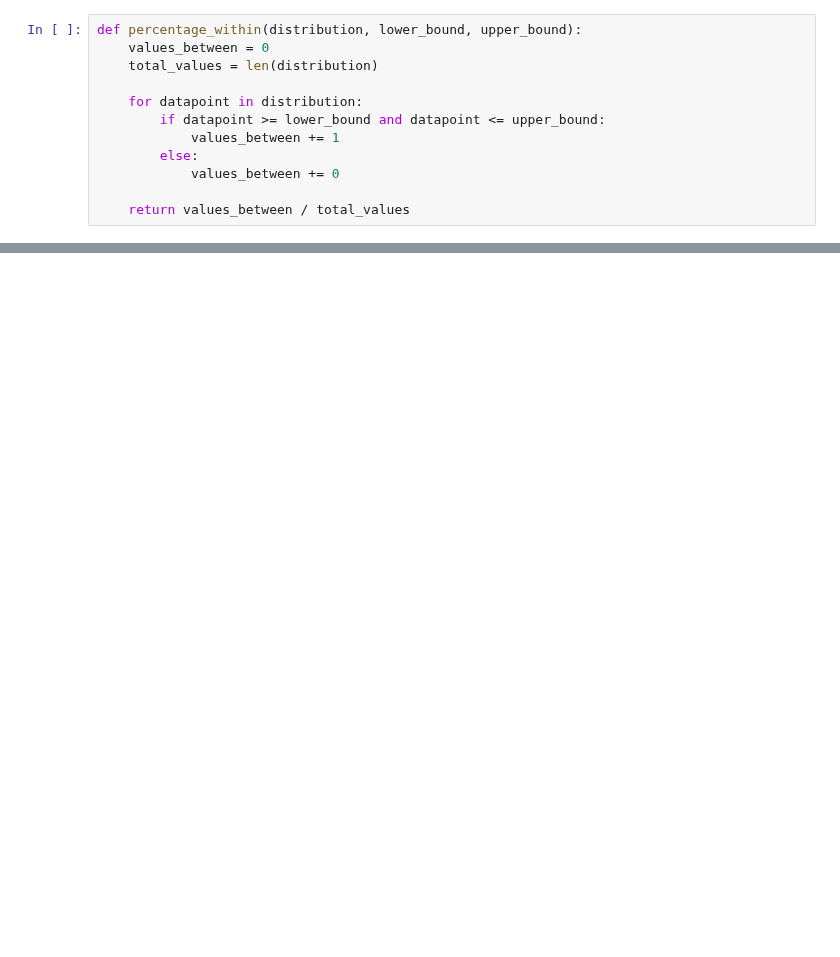
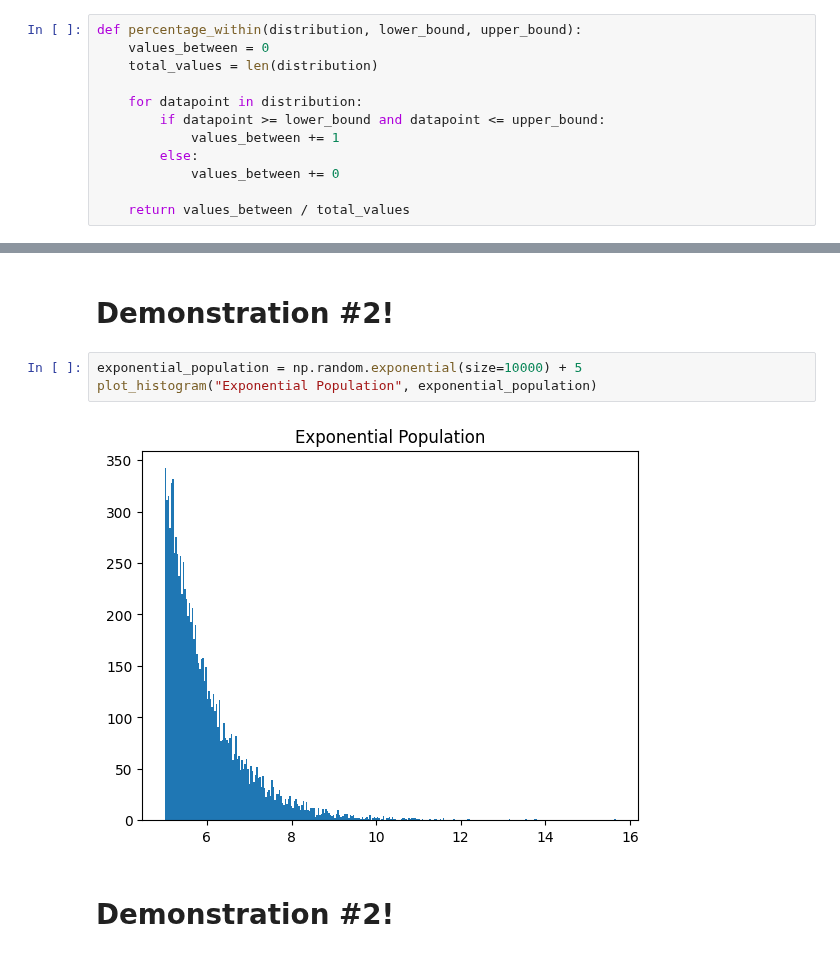
Before and after one commit to AlexChalk/ml_env, a Jupyter notebook: central_limit_theorem_class/Central_Limit_Theorem.ipynb, the cells around one changed output, grey strips where cells are left out. Drawn from its saved outputs; the diff is of its cells as text; blank space fills up the shorter version.

```diff
--- a/central_limit_theorem_class/Central_Limit_Theorem.ipynb
+++ b/central_limit_theorem_class/Central_Limit_Theorem.ipynb
@@ -128,0 +160,9 @@ variance of the population divided by the sample size.
+# %% [markdown]
+# Demonstration #2!
+# %%
+exponential_population = np.random.exponential(size=10000) + 5
+plot_histogram("Exponential Population", exponential_population)
+# %% [output]
+[figure, added]
+# %% [markdown]
+# Demonstration #2!
```
Also changed, not shown: parts of 25 cells of this notebook.
